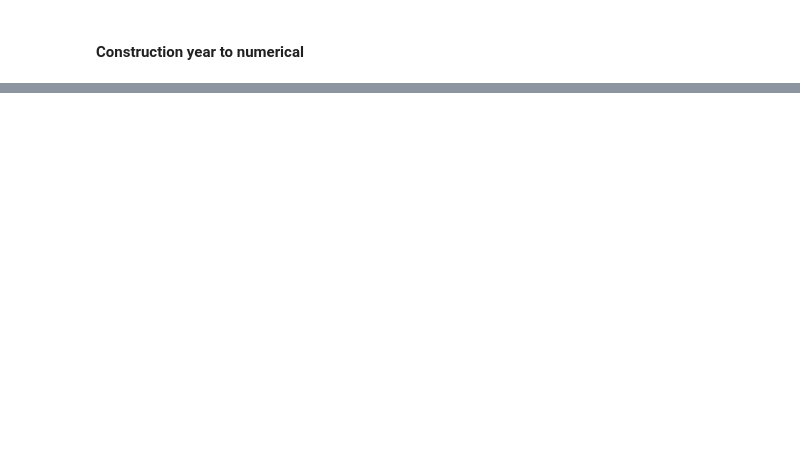
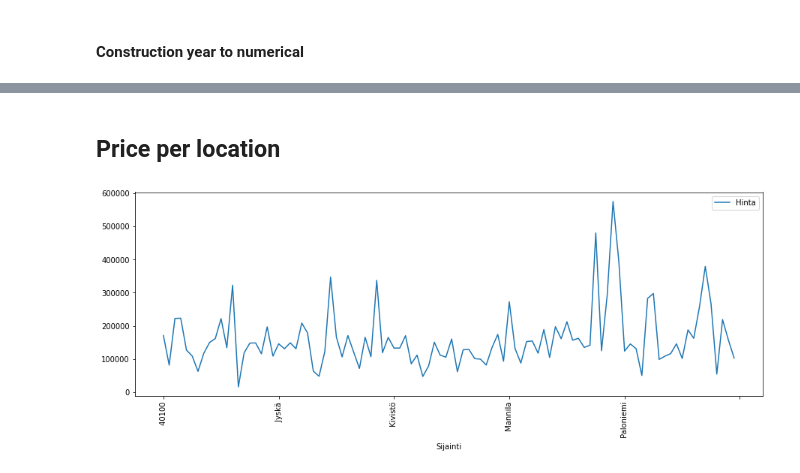
Before and after one commit to Pythonen/data_science_prokkis, a Jupyter notebook: data_cleaning.ipynb, the cells around one changed output, grey strips where cells are left out. Cells and saved outputs as stored; diff of their text form; code cells hidden in the pictures; blank space fills up the shorter version.

```diff
--- a/data_cleaning.ipynb
+++ b/data_cleaning.ipynb
@@ -117,0 +102,10 @@ hinta_kohde.head(20)
+# %% [markdown]
+## Price per location
+# %%
+ax = plt.gca()
+#df['Hinta'] = df.Hinta.astype(float)
+group_price.head(100).plot(kind='line', y='Hinta', ax=ax, figsize=(15, 5))
+plt.xticks(rotation=90)
+plt.show()
+# %% [output]
+[figure, added]
```
Also changed, not shown: parts of 9 cells of this notebook.
